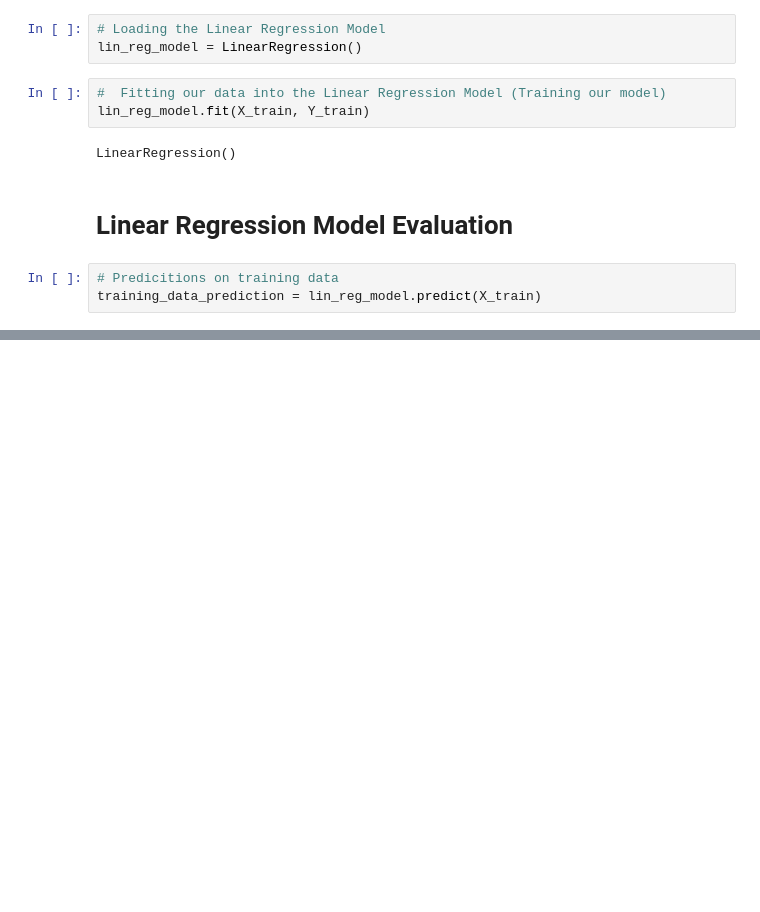
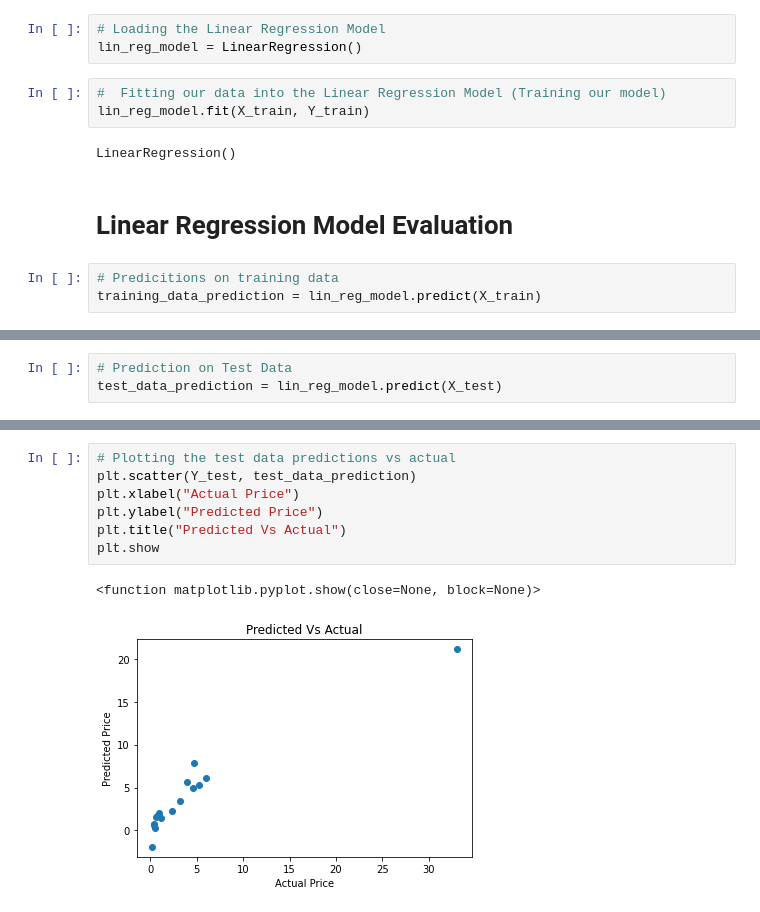
Before and after one commit to sufyanmun/PortfolioProjects, a Jupyter notebook: car_price_prediction.ipynb, the cells around one changed output, grey strips where cells are left out. Cells and saved outputs as stored; diff of their text form; blank space fills up the shorter version.

```diff
--- a/car_price_prediction.ipynb
+++ b/car_price_prediction.ipynb
@@ -150,0 +162,3 @@ R Scored Error:  0.8783372881729601
+# %%
+# Prediction on Test Data
+test_data_prediction = lin_reg_model.predict(X_test)
@@ -150,0 +171,10 @@ R Scored Error:  0.8783372881729601
+# %%
+# Plotting the test data predictions vs actual
+plt.scatter(Y_test, test_data_prediction)
+plt.xlabel("Actual Price")
+plt.ylabel("Predicted Price")
+plt.title("Predicted Vs Actual")
+plt.show
+# %% [output]
+<function matplotlib.pyplot.show(close=None, block=None)>
+[figure, added]
```
Also changed, not shown: parts of 4 cells of this notebook.
